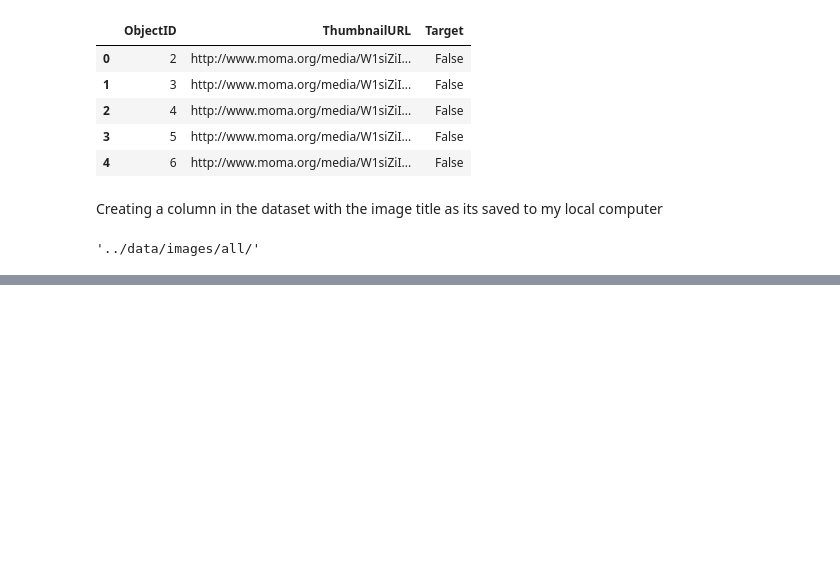
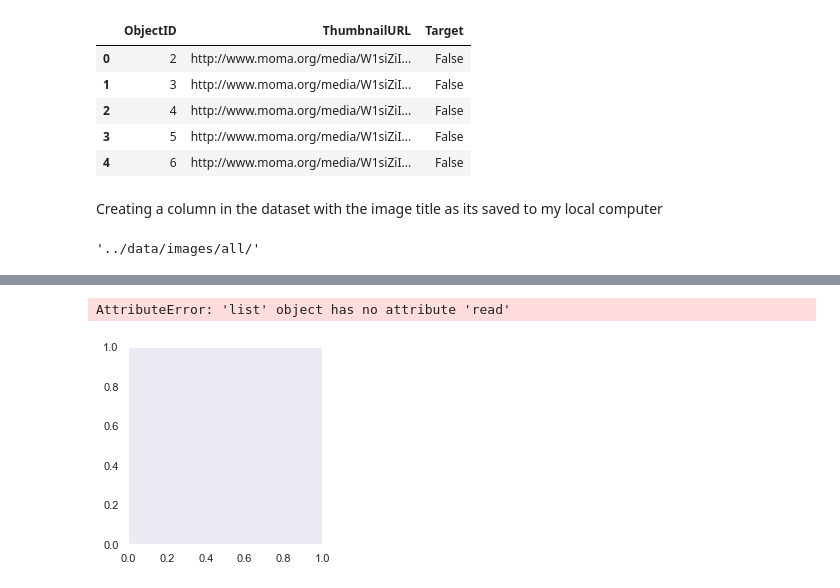
Before and after one commit to kate-nadel/Art-Classification, a Jupyter notebook: notebooks/art_classification_notebook_full.ipynb, the cells around one changed output, grey strips where cells are left out. Saved outputs shown, nothing was run; the diff lists cells and outputs as text; code cells hidden in the pictures; blank space fills up the shorter version.

```diff
--- a/notebooks/art_classification_notebook_full.ipynb
+++ b/notebooks/art_classification_notebook_full.ipynb
@@ -100,0 +182,33 @@ Name: ObjectID, Length: 76063, dtype: int64 + end
+# %%
+# Images from lithograph folder
+rows = 2
+cols = 4
+fig = plt.gcf()
+fig.set_size_inches(cols * 4, rows * 4)
+
+
+
+fig = plt.gcf()
+
+
+pic_index = 1
+pic_index += 8
+next_image = [os.path.join(lith_dir, fname)
+                for fname in lith_names[pic_index-8:pic_index]]
+
+for i, lith_dir in enumerate(next_image):
+  # Set up subplot; subplot indices start at 1
+  sp = plt.subplot(rows, cols, i + 1, )
+  plt.grid(False)
+
+#   sp.axis('Off') # Don't show axes (or gridlines)
+
+
+  img = mpimg.imread(lith_names)
+
+  plt.imshow(img)
+
+plt.show()
+# %% [output]
+AttributeError: 'list' object has no attribute 'read'
+[figure, added]
```
Also changed, not shown: parts of 18 cells of this notebook.
